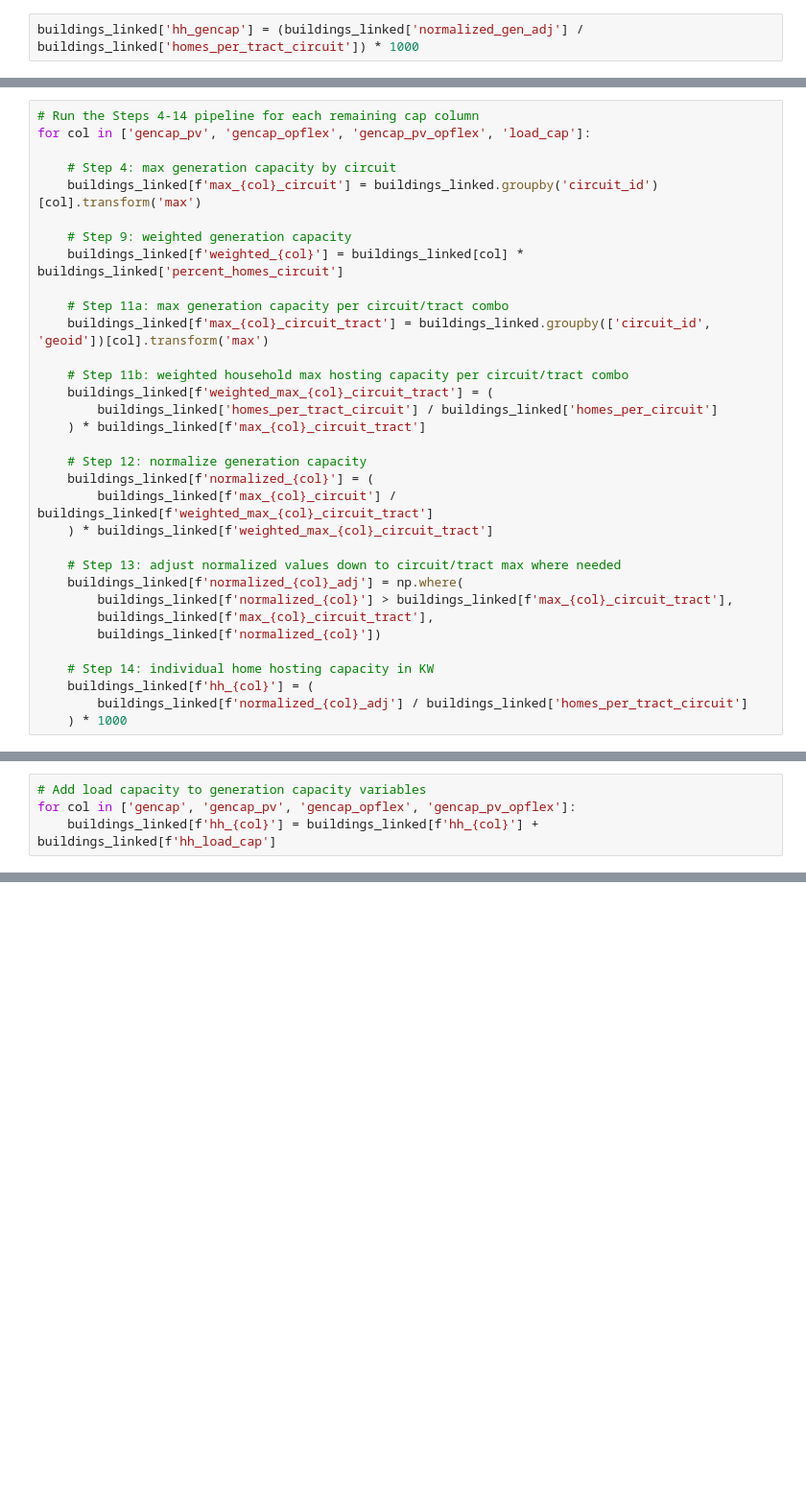
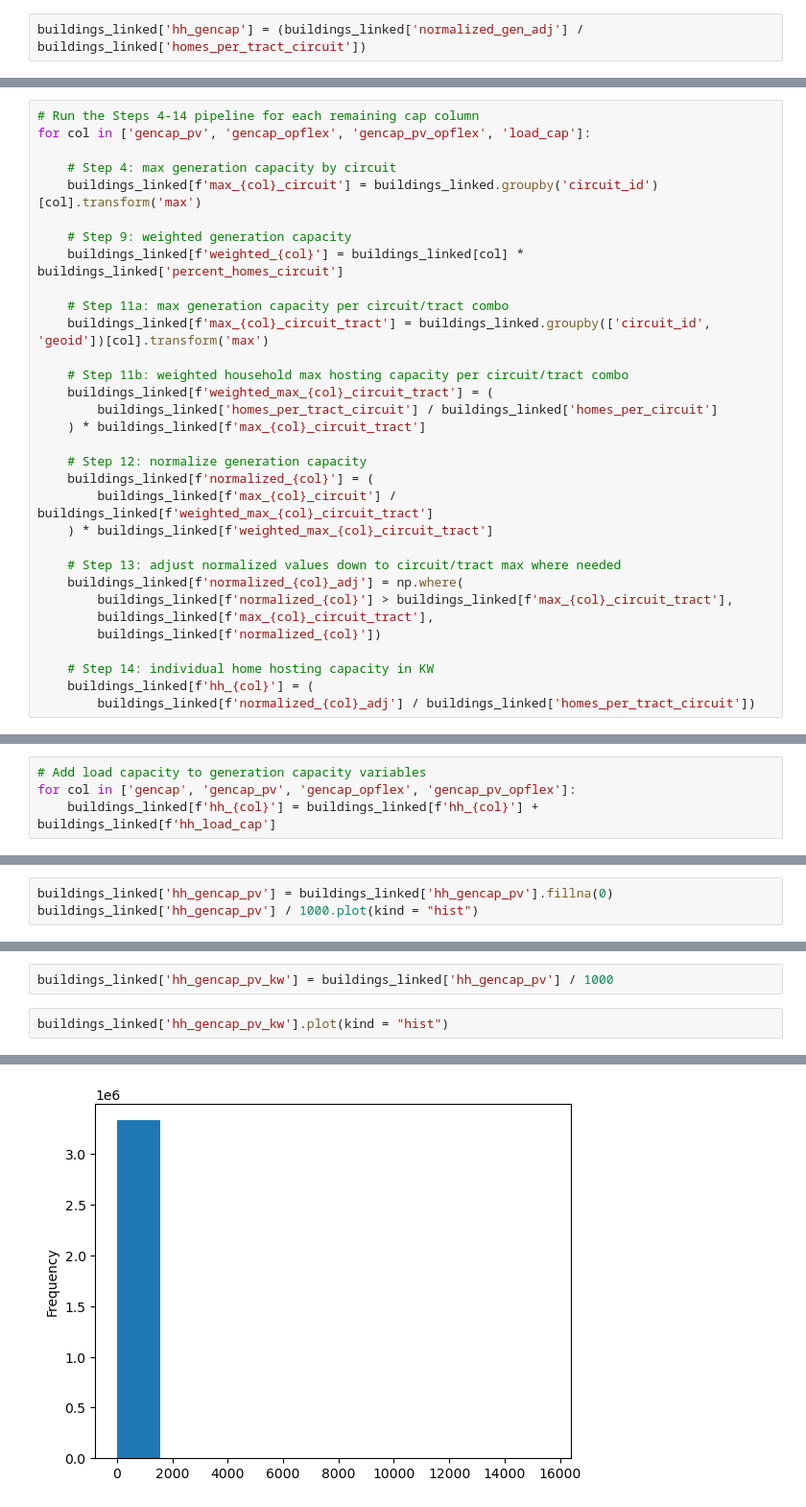
Before and after one commit to sofiiir/hosting-capacity-calculation, a Jupyter notebook: final/pge.ipynb, the cells around one changed output, grey strips where cells are left out. Shown at 96% size. Cells and saved outputs as stored; diff of their text form; blank space fills up the shorter version.

```diff
--- a/final/pge.ipynb
+++ b/final/pge.ipynb
@@ -283,6 +305,6 @@ buildings_linked['normalized_gen_adj'] = np.where(
 
 Divide the generation capacity for the circuit tracts by the number of homes connected in that circuit tract.
 # %%
-buildings_linked['hh_gencap'] = (buildings_linked['normalized_gen_adj'] / buildings_linked['homes_per_tract_circuit']) * 1000
+buildings_linked['hh_gencap'] = (buildings_linked['normalized_gen_adj'] / buildings_linked['homes_per_tract_circuit'])
 # %%
 print(buildings_linked.columns.tolist())
@@ -319,8 +343,7 @@ for col in ['gencap_pv', 'gencap_opflex', 'gencap_pv_opflex', 'load_cap']:
 
     # Step 14: individual home hosting capacity in KW
     buildings_linked[f'hh_{col}'] = (
-        buildings_linked[f'normalized_{col}_adj'] / buildings_linked['homes_per_tract_circuit']
-    ) * 1000
+        buildings_linked[f'normalized_{col}_adj'] / buildings_linked['homes_per_tract_circuit'])
 # %% [markdown]
 ### Step 15: Add load capacity (Brockway Eq 12)
 # %%
@@ -339,0 +396,3 @@ buildings_linked[buildings_linked['hh_gencap_pv'] < 30000]['hh_gencap_pv'].plot(
+# %%
+buildings_linked['hh_gencap_pv'] = buildings_linked['hh_gencap_pv'].fillna(0)
+buildings_linked['hh_gencap_pv'] / 1000.plot(kind = "hist")
@@ -339,0 +401,5 @@ buildings_linked[buildings_linked['hh_gencap_pv'] < 30000]['hh_gencap_pv'].plot(
+# %%
+buildings_linked['hh_gencap_pv_kw'] = buildings_linked['hh_gencap_pv'] / 1000
+# %%
+buildings_linked['hh_gencap_pv_kw'].plot(kind = "hist")
+# %% [output]
@@ -339,0 +407 @@ buildings_linked[buildings_linked['hh_gencap_pv'] < 30000]['hh_gencap_pv'].plot(
+[figure, added]
```
Also changed, not shown: parts of 26 cells of this notebook, 1 other file.
